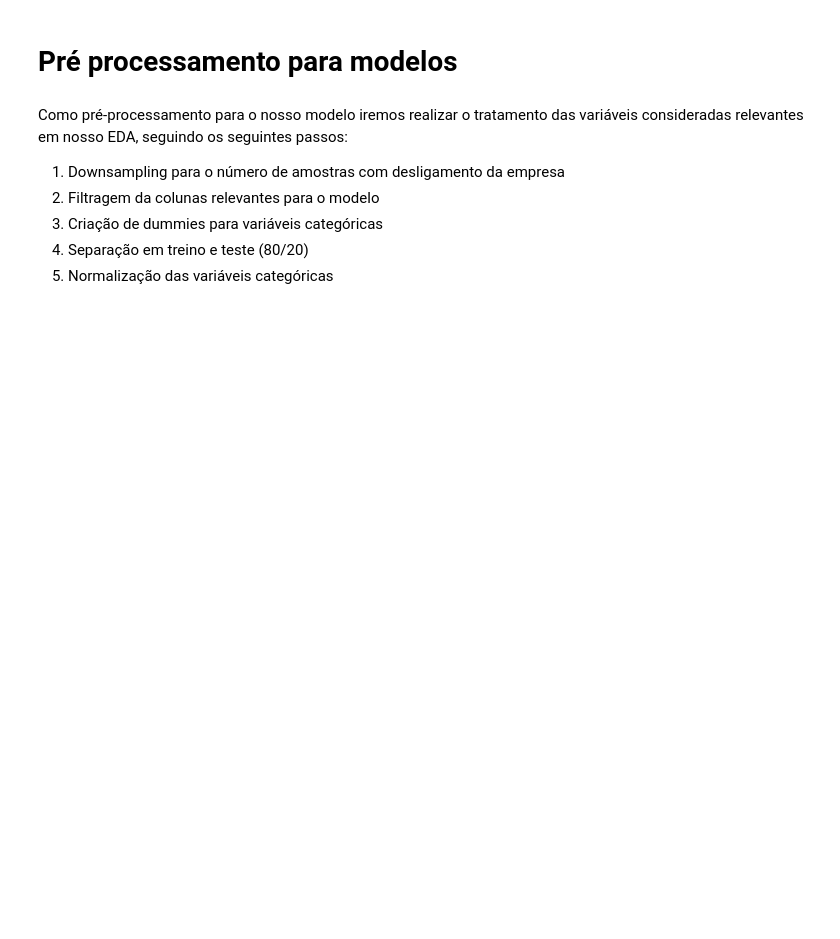
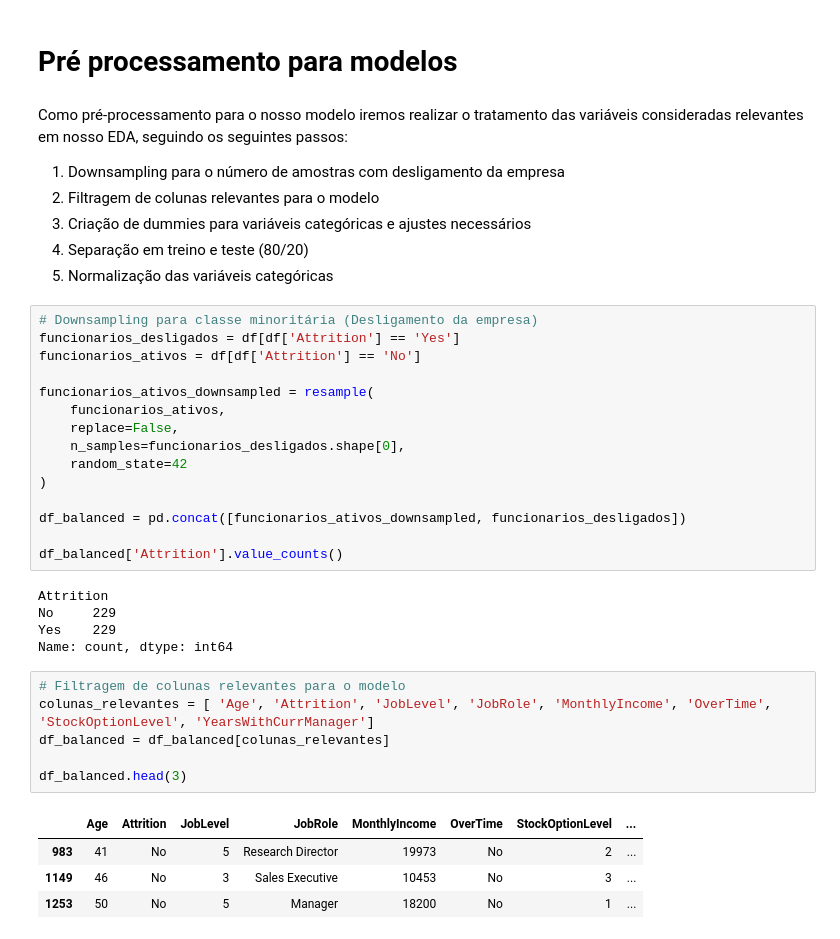
Before and after one commit to VitorMirandaAquino/pucrio-mvp-analise-dados, a Jupyter notebook: MVP_Análise_de_Dados_e_Boas_Práticas.ipynb, the cells around one changed output. Cells and saved outputs as stored; diff of their text form; blank space fills up the shorter version.

```diff
--- a/MVP_Análise_de_Dados_e_Boas_Práticas.ipynb
+++ b/MVP_Análise_de_Dados_e_Boas_Práticas.ipynb
@@ -1569,7 +1574,38 @@ As hipóteses que levam ao **desligamento da empresa**:
 # %% [markdown]
 Como pré-processamento para o nosso modelo iremos realizar o tratamento das variáveis consideradas relevantes em nosso EDA, seguindo os seguintes passos:
 1. Downsampling para o número de amostras com desligamento da empresa
-2. Filtragem da colunas relevantes para o modelo
-3. Criação de dummies para variáveis categóricas
+2. Filtragem de colunas relevantes para o modelo
+3. Criação de dummies para variáveis categóricas e ajustes necessários
 4. Separação em treino e teste (80/20)
 5. Normalização das variáveis categóricas
+# %%
+# Downsampling para classe minoritária (Desligamento da empresa)
+funcionarios_desligados = df[df['Attrition'] == 'Yes']
+funcionarios_ativos = df[df['Attrition'] == 'No']
+
+funcionarios_ativos_downsampled = resample(
+    funcionarios_ativos,
+    replace=False,
+    n_samples=funcionarios_desligados.shape[0],
+    random_state=42
+)
+
+df_balanced = pd.concat([funcionarios_ativos_downsampled, funcionarios_desligados])
+
+df_balanced['Attrition'].value_counts()
+# %% [output]
+Attrition
+No     229
+Yes    229
+Name: count, dtype: int64
+# %%
+# Filtragem de colunas relevantes para o modelo
+colunas_relevantes = [ 'Age', 'Attrition', 'JobLevel', 'JobRole', 'MonthlyIncome', 'OverTime', 'StockOptionLevel', 'YearsWithCurrManager']
+df_balanced = df_balanced[colunas_relevantes]
+
+df_balanced.head(3)
+# %% [output]
+|  | Age | Attrition | JobLevel | JobRole | MonthlyIncome | OverTime | StockOptionLevel | ... |
+| 983 | 41 | No | 5 | Research Director | 19973 | No | 2 | ... |
+| 1149 | 46 | No | 3 | Sales Executive | 10453 | No | 3 | ... |
+| 1253 | 50 | No | 5 | Manager | 18200 | No | 1 | ... |
```
Also changed, not shown: parts of 7 cells of this notebook, 1 other file.
